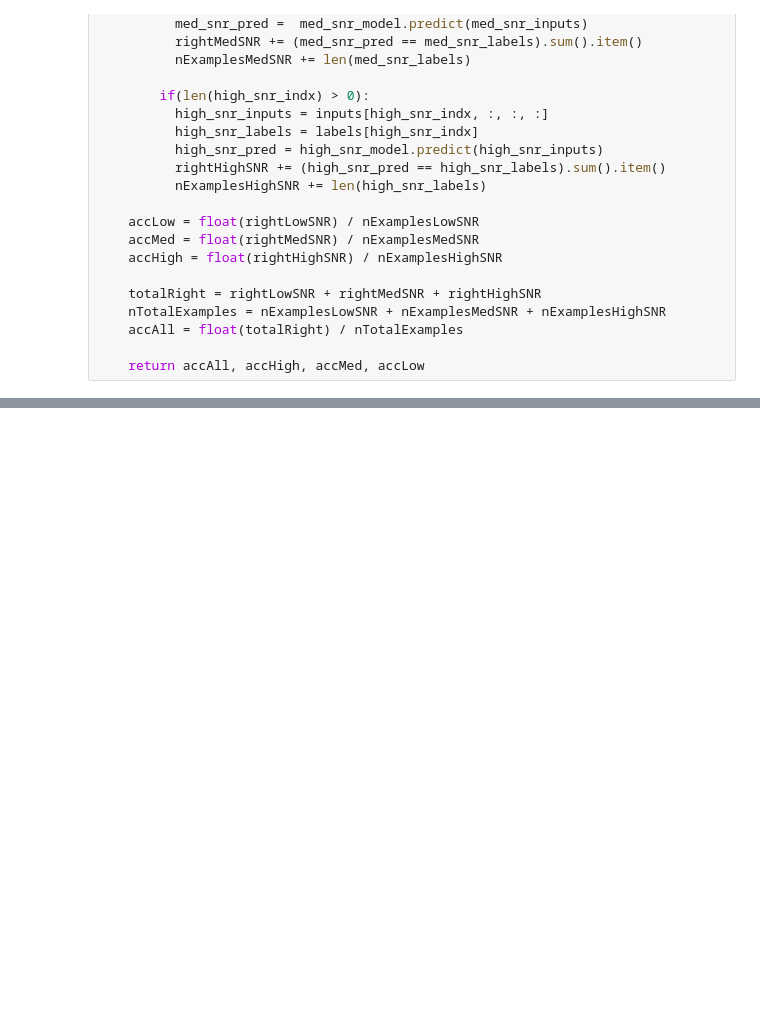
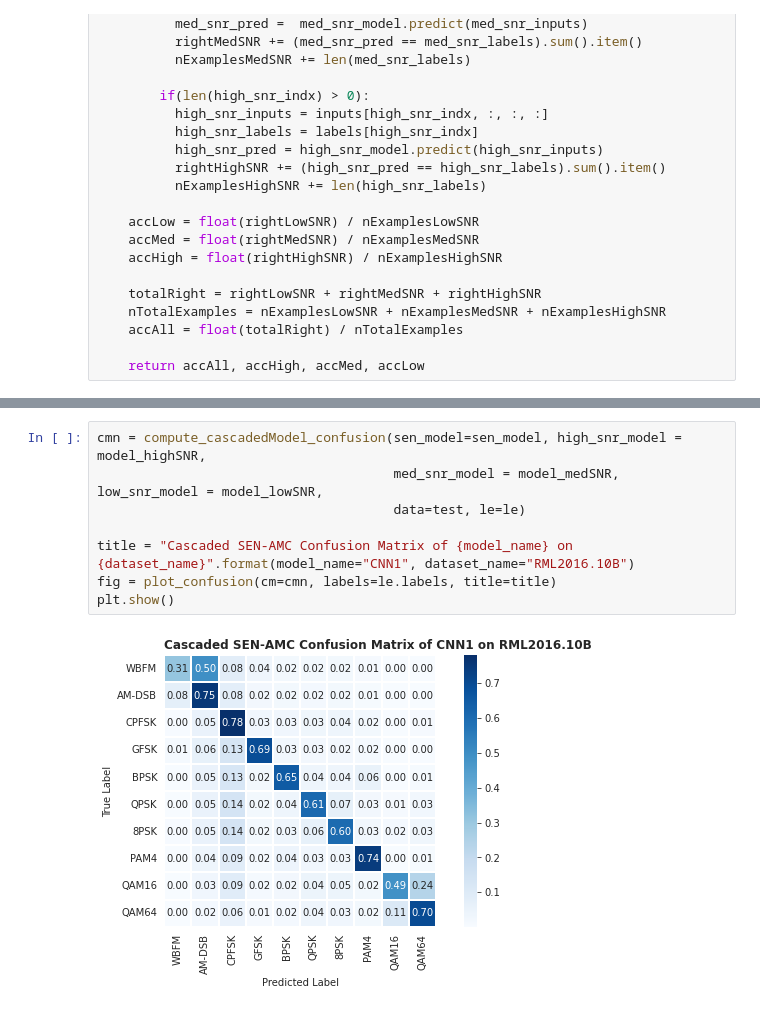
Before and after one commit to YairYarden/DeepCascadingAMC, a Jupyter notebook: Ex1.ipynb, the cells around one changed output, grey strips where cells are left out. Drawn from its saved outputs; the diff is of its cells as text; blank space fills up the shorter version.

Commit message:
Add plot of Confusion matrix

```diff
--- a/Ex1.ipynb
+++ b/Ex1.ipynb
@@ -918,0 +1022,10 @@ ACC ALL :  0.632965019433648
+# %%
+cmn = compute_cascadedModel_confusion(sen_model=sen_model, high_snr_model = model_highSNR,
+                                      med_snr_model = model_medSNR, low_snr_model = model_lowSNR,
+                                      data=test, le=le)
+
+title = "Cascaded SEN-AMC Confusion Matrix of {model_name} on {dataset_name}".format(model_name="CNN1", dataset_name="RML2016.10B")
+fig = plot_confusion(cm=cmn, labels=le.labels, title=title)
+plt.show()
+# %% [output]
+[figure, added]
```
Also changed, not shown: parts of 4 cells of this notebook.
